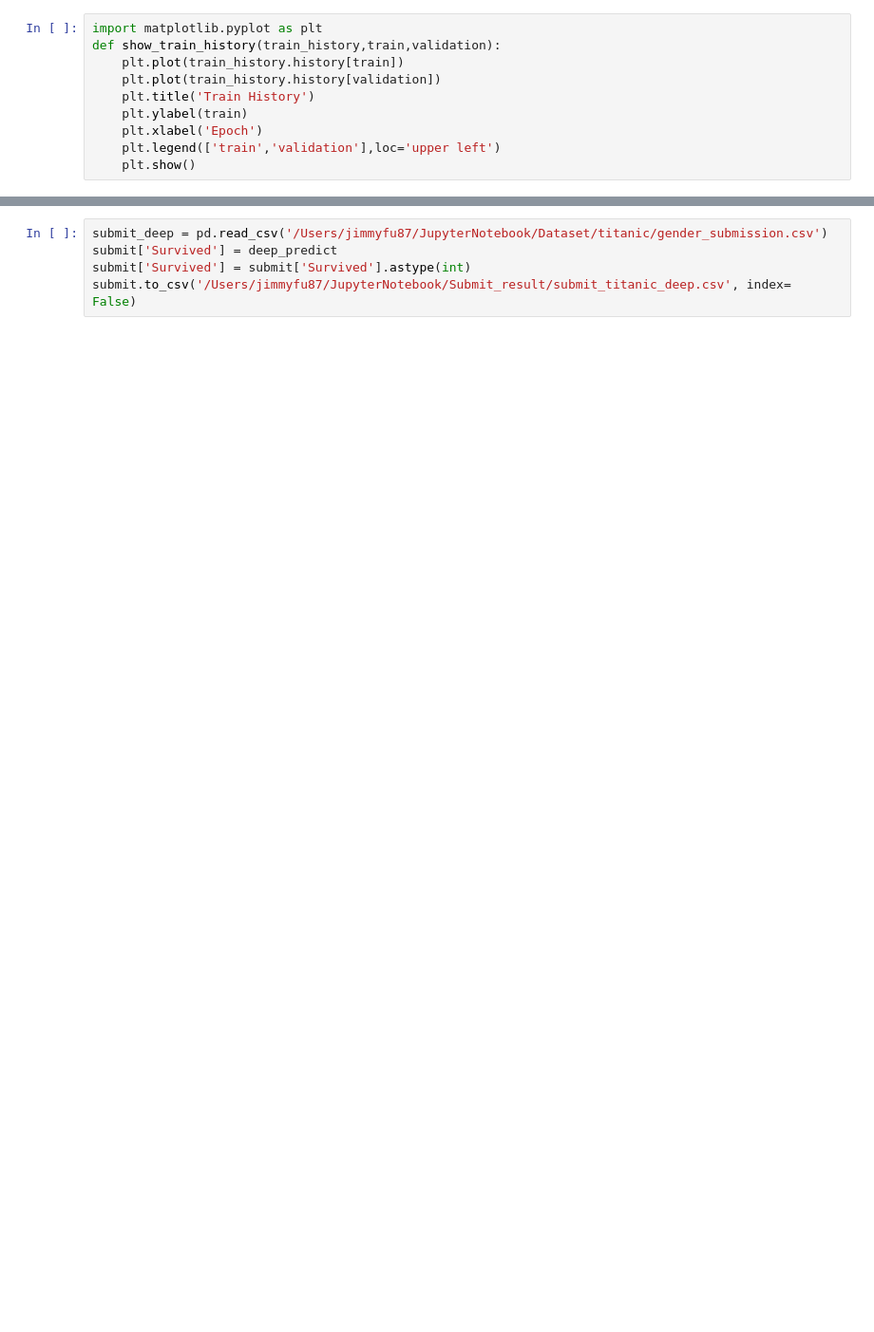
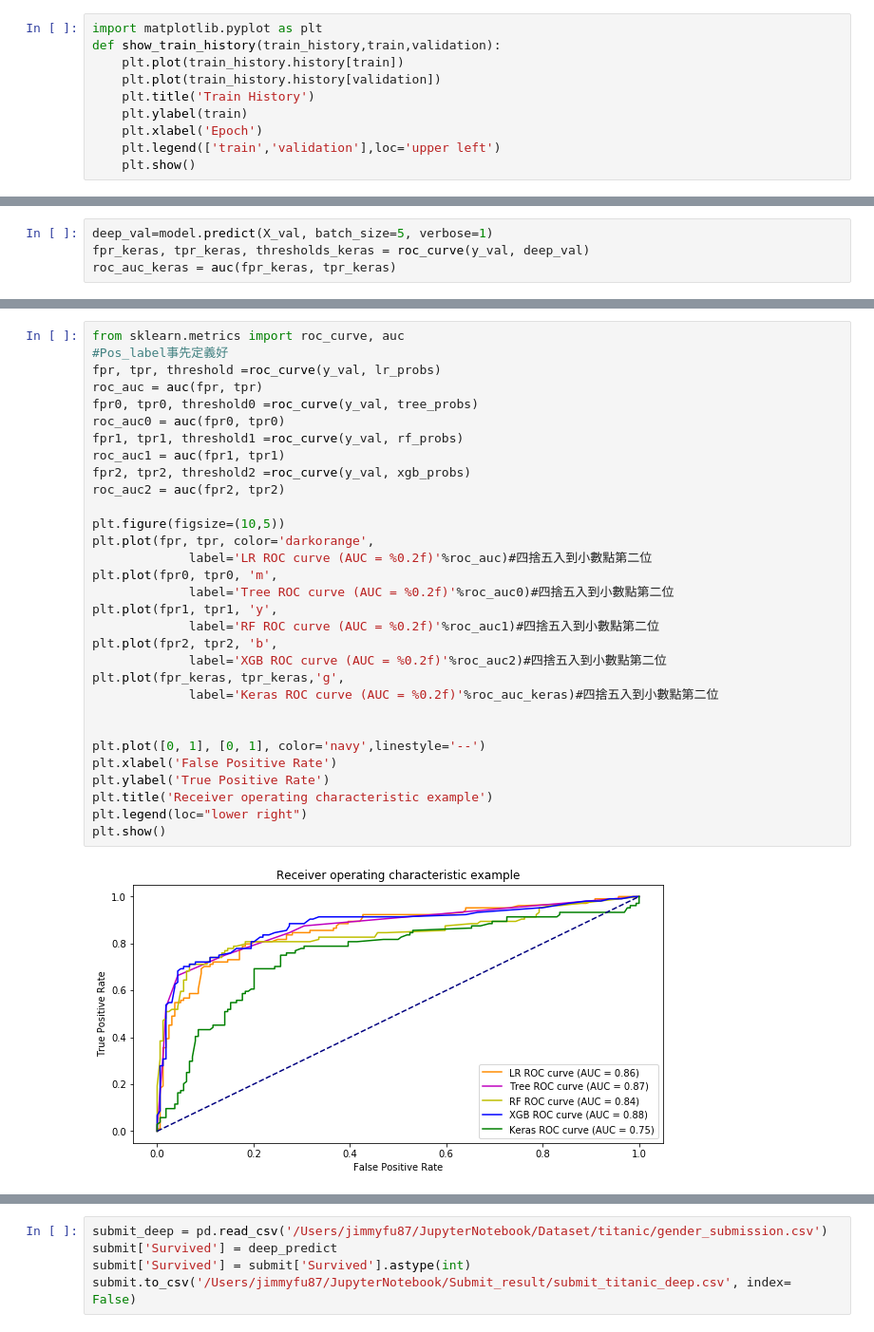
Before and after one commit to jimmyfu87/DataScience_Project, a Jupyter notebook: Python/Kaggle_Titanic_sklearn_keras.ipynb, the cells around one changed output, grey strips where cells are left out. Shown: that part at 95% size. Drawn from its saved outputs; the diff is of its cells as text; blank space fills up the shorter version.

```diff
--- a/Python/Kaggle_Titanic_sklearn_keras.ipynb
+++ b/Python/Kaggle_Titanic_sklearn_keras.ipynb
@@ -403,0 +407,4 @@ show_train_history(train_history,'loss','val_loss')
+# %%
+deep_val=model.predict(X_val, batch_size=5, verbose=1)
+fpr_keras, tpr_keras, thresholds_keras = roc_curve(y_val, deep_val)
+roc_auc_keras = auc(fpr_keras, tpr_keras)
@@ -403,0 +413,33 @@ show_train_history(train_history,'loss','val_loss')
+# %%
+from sklearn.metrics import roc_curve, auc
+#Pos_label事先定義好
+fpr, tpr, threshold =roc_curve(y_val, lr_probs)
+roc_auc = auc(fpr, tpr)
+fpr0, tpr0, threshold0 =roc_curve(y_val, tree_probs)
+roc_auc0 = auc(fpr0, tpr0)
+fpr1, tpr1, threshold1 =roc_curve(y_val, rf_probs)
+roc_auc1 = auc(fpr1, tpr1)
+fpr2, tpr2, threshold2 =roc_curve(y_val, xgb_probs)
+roc_auc2 = auc(fpr2, tpr2)
+
+plt.figure(figsize=(10,5))
+plt.plot(fpr, tpr, color='darkorange',
+             label='LR ROC curve (AUC = %0.2f)'%roc_auc)#四捨五入到小數點第二位
+plt.plot(fpr0, tpr0, 'm',
+             label='Tree ROC curve (AUC = %0.2f)'%roc_auc0)#四捨五入到小數點第二位
+plt.plot(fpr1, tpr1, 'y',
+             label='RF ROC curve (AUC = %0.2f)'%roc_auc1)#四捨五入到小數點第二位
+plt.plot(fpr2, tpr2, 'b',
+             label='XGB ROC curve (AUC = %0.2f)'%roc_auc2)#四捨五入到小數點第二位
+plt.plot(fpr_keras, tpr_keras,'g',
+             label='Keras ROC curve (AUC = %0.2f)'%roc_auc_keras)#四捨五入到小數點第二位
+
+
+plt.plot([0, 1], [0, 1], color='navy',linestyle='--')
+plt.xlabel('False Positive Rate')
+plt.ylabel('True Positive Rate')
+plt.title('Receiver operating characteristic example')
+plt.legend(loc="lower right")
+plt.show()
+# %% [output]
+[figure, added]
```
Also changed, not shown: parts of 11 cells of this notebook.
